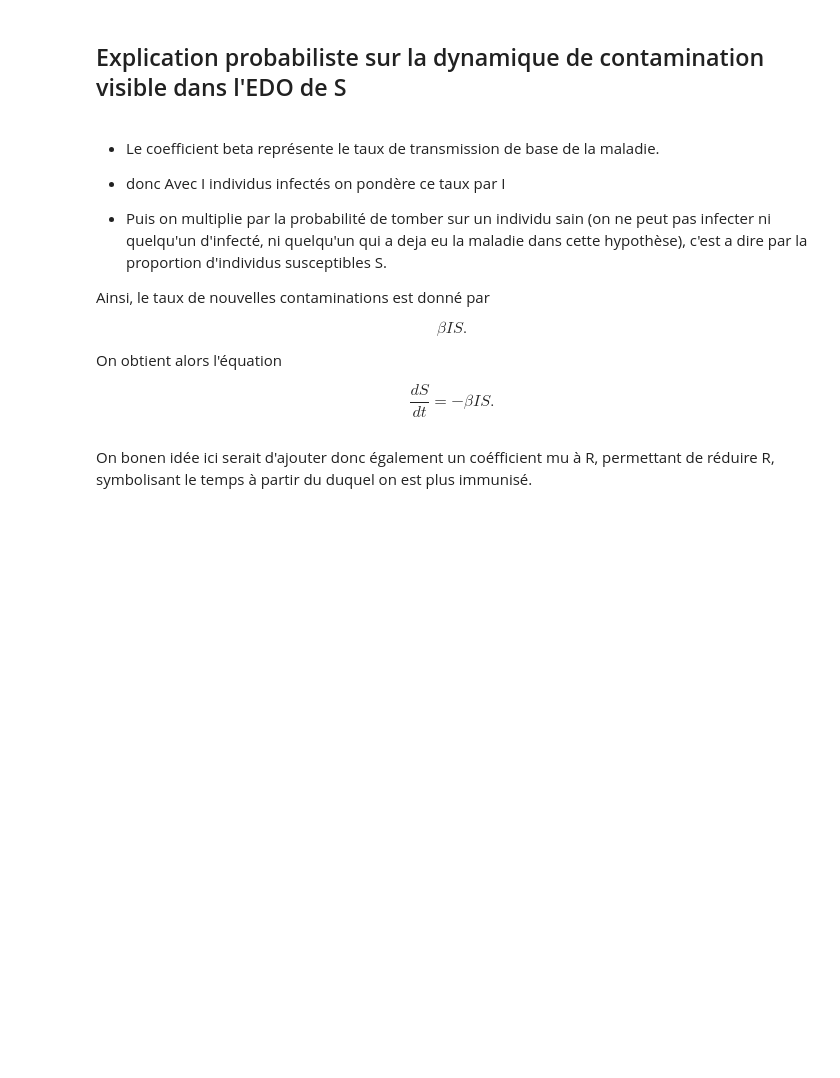
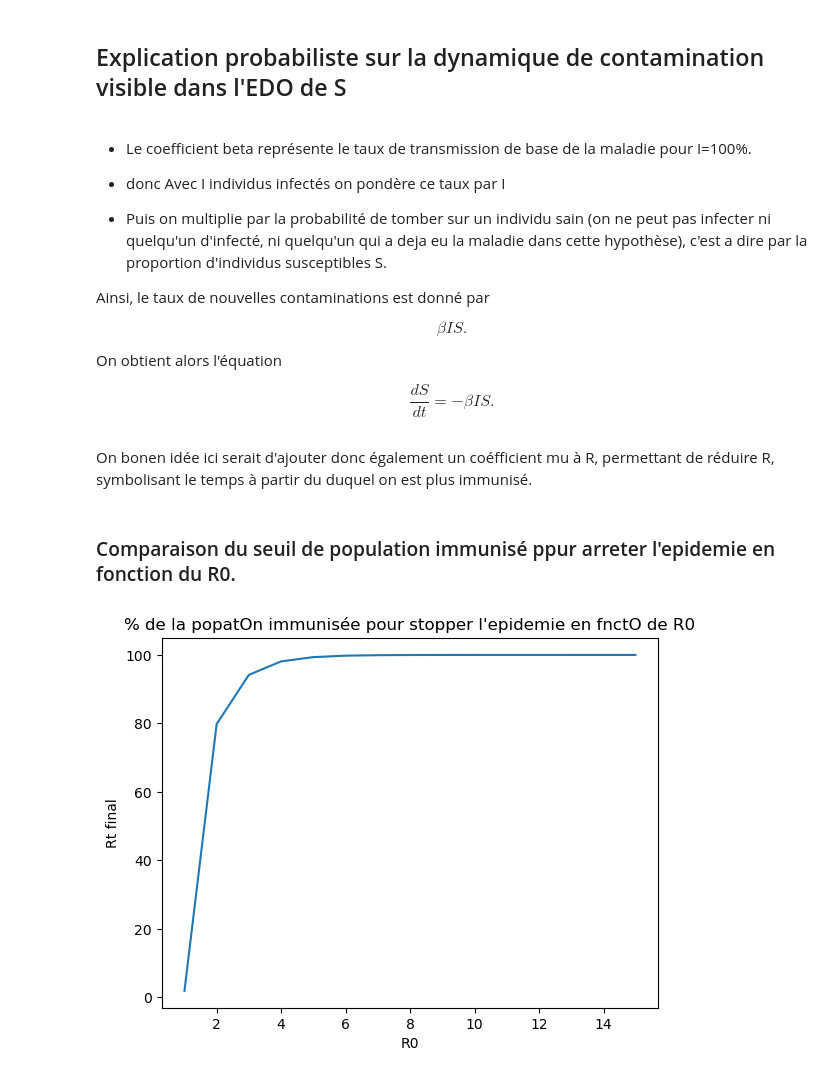
Before and after one commit to hjvictor/SIR_model, a Jupyter notebook: mainNotebook.ipynb, the cells around one changed output. Saved outputs shown, nothing was run; the diff lists cells and outputs as text; code cells hidden in the pictures; blank space fills up the shorter version.

```diff
--- a/mainNotebook.ipynb
+++ b/mainNotebook.ipynb
@@ -168,7 +166,7 @@ $$
 # %% [markdown]
 ## Explication probabiliste sur la dynamique de contamination visible dans l'EDO de S
 # %% [markdown]
-- Le coefficient beta représente le taux de transmission de base de la maladie.
+- Le coefficient beta représente le taux de transmission de base de la maladie pour I=100%.
 
 - donc Avec I individus infectés on pondère ce taux par I
 
@@ -187,3 +185,5 @@ $$
 $$
 # %% [markdown]
 On bonen idée ici serait d'ajouter donc également un coéfficient mu à R, permettant de réduire R, symbolisant le temps à partir du duquel on est plus immunisé.
+# %% [markdown]
+### Comparaison du seuil de population immunisé ppur arreter l'epidemie en fonction du R0.
@@ -189,0 +232,10 @@ On bonen idée ici serait d'ajouter donc également un coéfficient mu à R, per
+# %%
+plt.figure()
+plt.title("% de la popatOn immunisée pour stopper l'epidemie en fnctO de R0")
+plt.plot(R0List, immunisesFinal)
+plt.xlabel("R0")
+plt.ylabel("Rt final")
+plt.savefig("sir_Rtfinal_vs_R0.pdf", bbox_inches='tight')
+plt.show()
+# %% [output]
+[figure, added]
```
Also changed, not shown: parts of 6 cells of this notebook, 5 other files.
